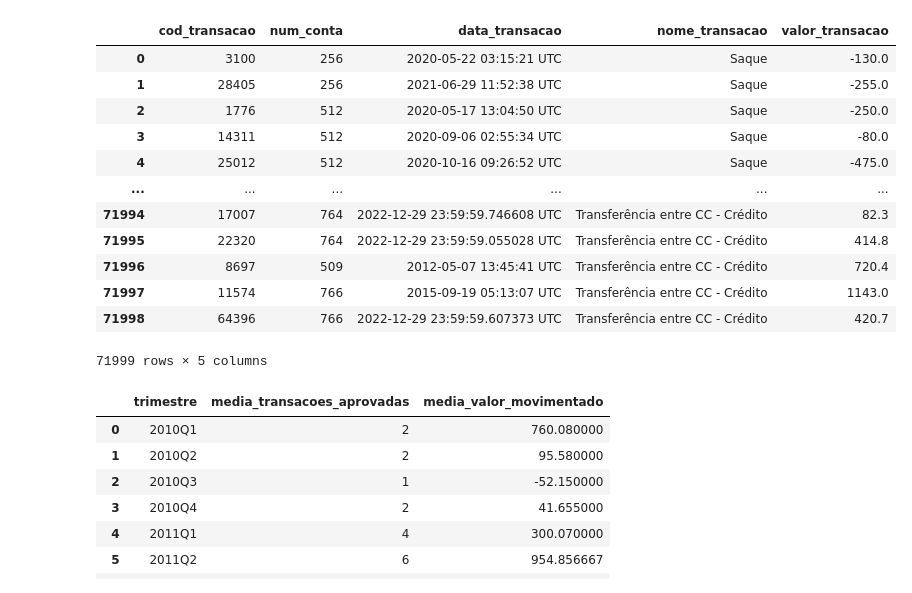
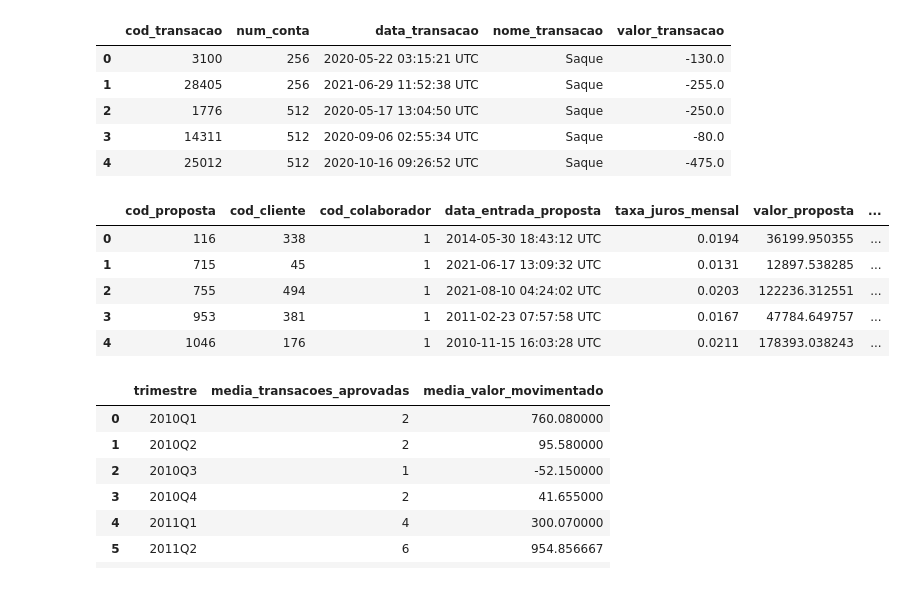
Before and after one commit to paulodevcastro/ban_vic, a Jupyter notebook: ban_vic_analytics/notebooks/prototypes.ipynb, the cells around one changed output. Drawn from its saved outputs; the diff is of its cells as text; code cells hidden in the pictures.

```diff
--- a/ban_vic_analytics/notebooks/prototypes.ipynb
+++ b/ban_vic_analytics/notebooks/prototypes.ipynb
@@ -1,22 +1,25 @@
 # %%
 import pandas as pd
-from src.config import AGENCIAS, CLIENTES, COLAB_AGENCIA, COLABORADORES, CONTAS, PROPOSTA_CREDITO, TRANSACOES
+from src.config import share_datas
 
-tables = pd.read_csv(TRANSACOES)
-display(tables)
+files = share_datas()
+
+df_transacoes = pd.read_csv(files["TRANSACOES"], encoding='utf-8')
+df_proposta_credit = pd.read_csv(files["PROPOSTA_CREDITO"], encoding='utf-8')
+
+display(df_transacoes.head(), df_proposta_credit.head())
 # %% [output]
 |  | cod_transacao | num_conta | data_transacao | nome_transacao | valor_transacao |
 | 0 | 3100 | 256 | 2020-05-22 03:15:21 UTC | Saque | -130.0 |
 | 1 | 28405 | 256 | 2021-06-29 11:52:38 UTC | Saque | -255.0 |
 | 2 | 1776 | 512 | 2020-05-17 13:04:50 UTC | Saque | -250.0 |
 | 3 | 14311 | 512 | 2020-09-06 02:55:34 UTC | Saque | -80.0 |
 | 4 | 25012 | 512 | 2020-10-16 09:26:52 UTC | Saque | -475.0 |
-| ... | ... | ... | ... | ... | ... |
-| 71994 | 17007 | 764 | 2022-12-29 23:59:59.746608 UTC | Transferência entre CC - Crédito | 82.3 |
-| 71995 | 22320 | 764 | 2022-12-29 23:59:59.055028 UTC | Transferência entre CC - Crédito | 414.8 |
-| 71996 | 8697 | 509 | 2012-05-07 13:45:41 UTC | Transferência entre CC - Crédito | 720.4 |
-| 71997 | 11574 | 766 | 2015-09-19 05:13:07 UTC | Transferência entre CC - Crédito | 1143.0 |
-| 71998 | 64396 | 766 | 2022-12-29 23:59:59.607373 UTC | Transferência entre CC - Crédito | 420.7 |
-71999 rows × 5 columns
+|  | cod_proposta | cod_cliente | cod_colaborador | data_entrada_proposta | taxa_juros_mensal | valor_proposta | ... |
+| 0 | 116 | 338 | 1 | 2014-05-30 18:43:12 UTC | 0.0194 | 36199.950355 | ... |
+| 1 | 715 | 45 | 1 | 2021-06-17 13:09:32 UTC | 0.0131 | 12897.538285 | ... |
+| 2 | 755 | 494 | 1 | 2021-08-10 04:24:02 UTC | 0.0203 | 122236.312551 | ... |
+| 3 | 953 | 381 | 1 | 2011-02-23 07:57:58 UTC | 0.0167 | 47784.649757 | ... |
+| 4 | 1046 | 176 | 1 | 2010-11-15 16:03:28 UTC | 0.0211 | 178393.038243 | ... |
 # %%
 import pandas as pd
```
Also changed, not shown: parts of 1 cell of this notebook, 10 other files.
